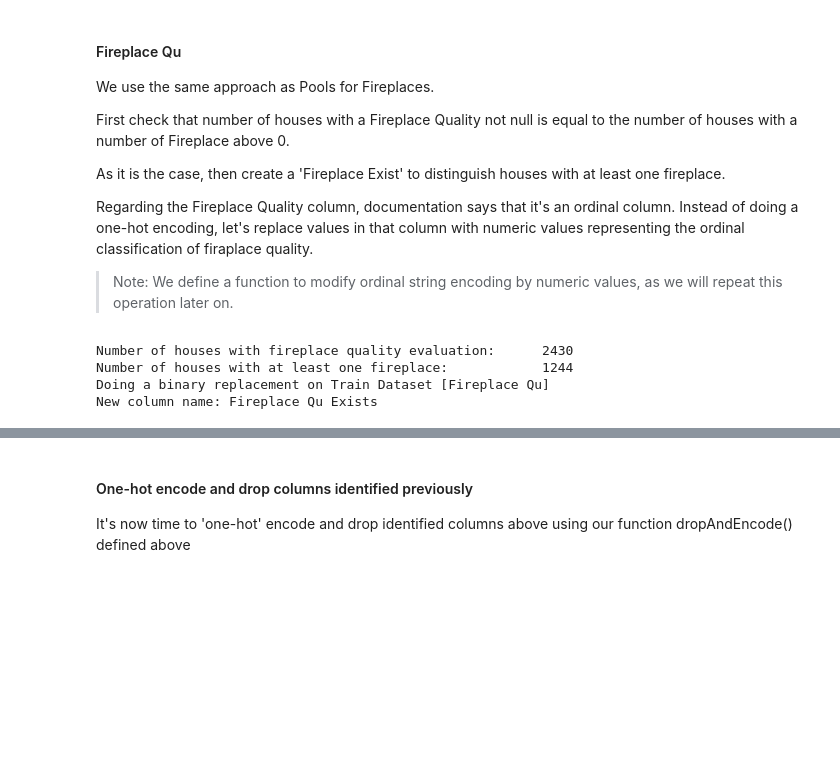
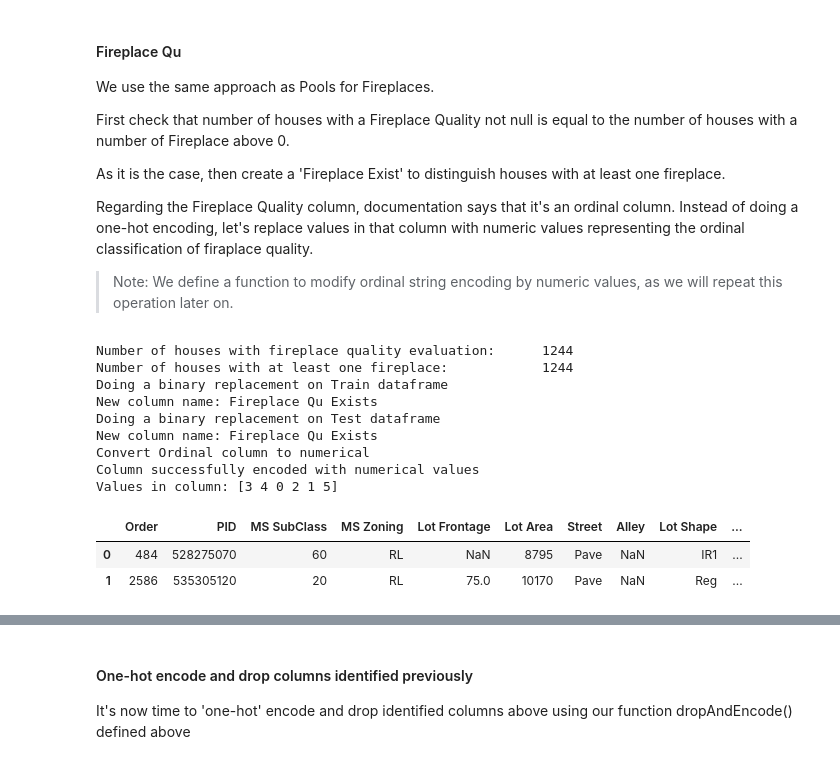
Before and after one commit to xnicolovici/machine_learning, a Jupyter notebook: notebooks/Course No 3/09. Course project/03. Part 2 - House prices/house-prices-solution.ipynb, the cells around one changed output, grey strips where cells are left out. Drawn from its saved outputs; the diff is of its cells as text; code cells hidden in the pictures; blank space fills up the shorter version.

```diff
--- a/notebooks/Course No 3/09. Course project/03. Part 2 - House prices/house-prices-solution.ipynb
+++ b/notebooks/Course No 3/09. Course project/03. Part 2 - House prices/house-prices-solution.ipynb
@@ -163,18 +173,29 @@ To simplify coding, we define here a function that performs the 'where' binary r
 print("Number of houses with pool:\t",data_df.shape[0] - data_df['Pool QC'].isnull().sum())
 print("Number of pool area > 0:\t",data_df[data_df['Pool Area'] > 0]['Pool Area'].count())
 
-def binaryNullWhereClauseReplacement(column, suffix=' Exists', dataframe_list=dataframe_list, true_value=0, false_value=1, drop_original_column = True):
-    for df in dataframe_list:
-        print("Doing a binary replacement on",df.name,"[{}]".format(column))
-        new_column = column + suffix
-        print("New column name:", new_column)
-        df[new_column] =np.where(df[column].isnull(), true_value, false_value)
-        if (drop_original_column == True):
-            print("Drop original column")
-            addColumnToDropList([column])
-        # ensure new column contains at least and no more 2 values
-        if (len(df[new_column].unique()) != 2):
-            raise SystemExit("WARNING: binaryNullWhereClauseReplacement found number of values != 2. Aborting Notebook execution")
+def binaryNullWhereClauseReplacement(column, suffix=' Exists', true_value=0, false_value=1, drop_original_column = True):
+    print("Doing a binary replacement on Train dataframe")
+    new_column = column + suffix
+    print("New column name:", new_column)
+    data_df[new_column] =np.where(data_df[column].isnull(), true_value, false_value)
+    if (drop_original_column == True):
+        print("Drop original column")
+        addColumnToDropList([column])
+    # ensure new column contains at least and no more 2 values
+    if (len(data_df[new_column].unique()) != 2):
+        raise SystemExit("WARNING: binaryNullWhereClauseReplacement found number of values != 2. Aborting Notebook execution")
+
+    print("Doing a binary replacement on Test dataframe")
+    new_column = column + suffix
+    print("New column name:", new_column)
+    test_df[new_column] =np.where(test_df[column].isnull(), true_value, false_value)
+    if (drop_original_column == True):
+        print("Drop original column")
+        addColumnToDropList([column])
+    # ensure new column contains at least and no more 2 values
+    if (len(test_df[new_column].unique()) != 2):
+        raise SystemExit("WARNING: binaryNullWhereClauseReplacement found number of values != 2. Aborting Notebook execution")
+
 
 binaryNullWhereClauseReplacement('Pool QC')
 # %% [output]
@@ -289,33 +310,42 @@ def encodeOrdinalColumnToNumeric(df, column, mapping={}, replacena= None, inplac
         df = df.copy()
 
     # is the column numeric
     if pd.api.types.is_numeric_dtype(df[column].dtype):
         # yes, return df
         print("Column is already numerical. Nothing to do.")
         return df
 
     # replace null values
     if replacena != None:
         df.loc[df[column].isnull(), column] = replacena
     # replace values using mapping
     for key in mapping:
-        df.loc[df[column] == key, column] = mapping[key]
+        #df.loc[df[column] == key, column] = mapping[key]
+        df.loc[df[column].isin([key]), column] = mapping[key]
 
     # Do an exit(1) if resulting column is not a numeric one
     if pd.api.types.is_numeric_dtype(df[column].dtype) == False:
         raise SystemExit("WARNING: encodeOrdinalColumnToNumeric returns a non numerical column. Aborting Notebook execution")
     else:
         print("Column successfully encoded with numerical values")
     print("Values in column:", df[column].unique())
 
     return df
 
 # Re-encode column
 print("Convert Ordinal column to numerical")
 fireplace_mapping = { 'Ex': 5, 'Gd': 4, 'TA': 3, 'Fa': 2, 'Po': 1 }
 encodeOrdinalColumnToNumeric(data_df, column='Fireplace Qu', mapping=fireplace_mapping, replacena=0).head(2)
 # %% [output]
-Number of houses with fireplace quality evaluation:      2430
+Number of houses with fireplace quality evaluation:      1244
 Number of houses with at least one fireplace:            1244
-Doing a binary replacement on Train Dataset [Fireplace Qu]
+Doing a binary replacement on Train dataframe
 New column name: Fireplace Qu Exists
+Doing a binary replacement on Test dataframe
+New column name: Fireplace Qu Exists
+Convert Ordinal column to numerical
+Column successfully encoded with numerical values
+Values in column: [3 4 0 2 1 5]
+|  | Order | PID | MS SubClass | MS Zoning | Lot Frontage | Lot Area | Street | Alley | Lot Shape | ... |
+| 0 | 484 | 528275070 | 60 | RL | NaN | 8795 | Pave | NaN | IR1 | ... |
+| 1 | 2586 | 535305120 | 20 | RL | 75.0 | 10170 | Pave | NaN | Reg | ... |
```
Also changed, not shown: parts of 24 cells of this notebook, 1 other file.
